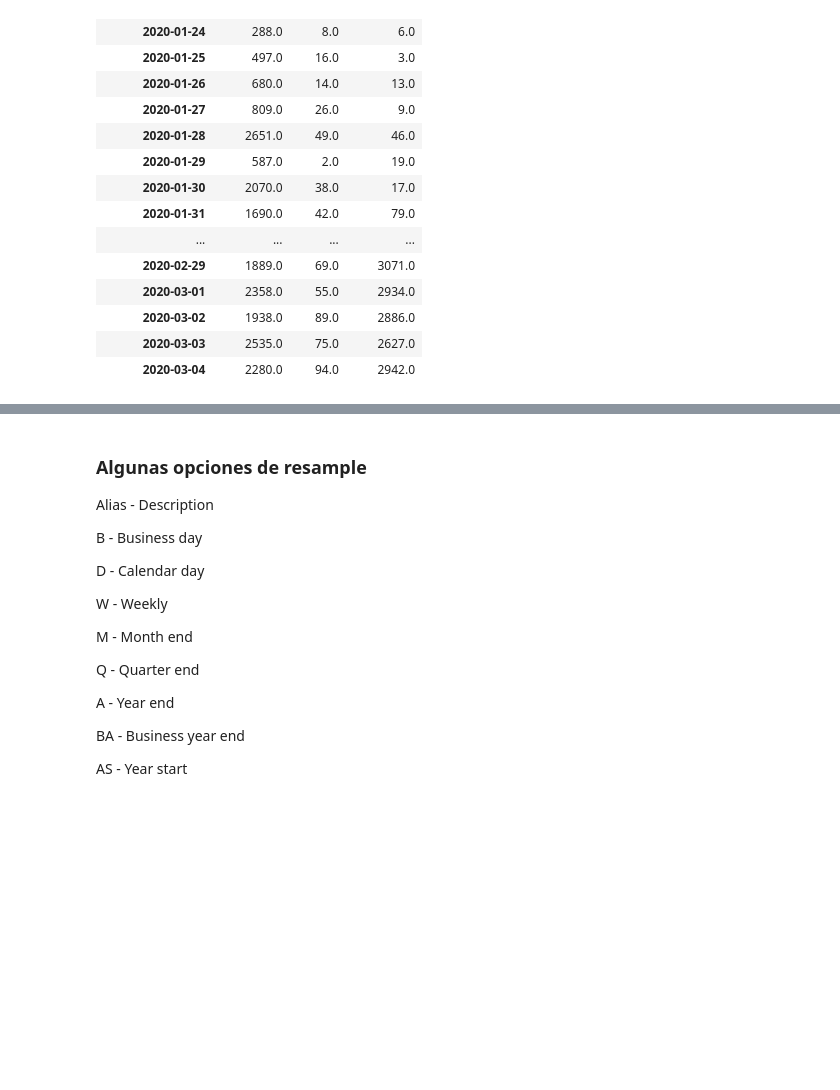
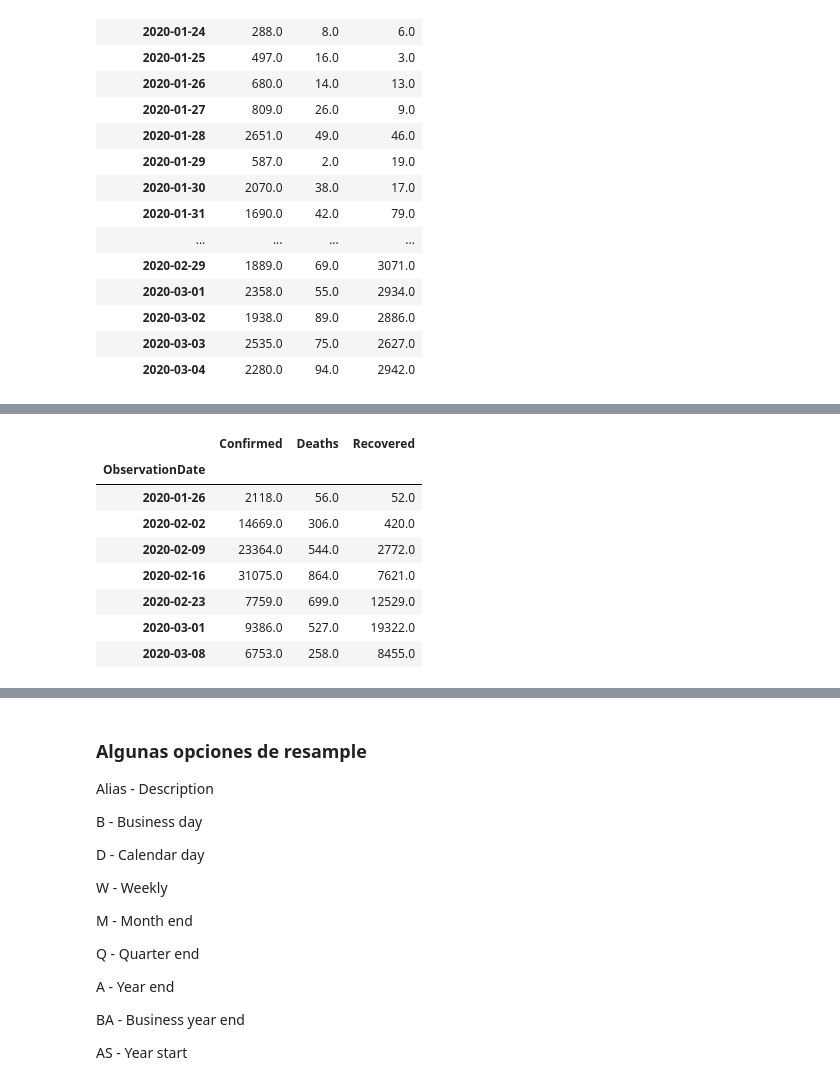
Before and after one commit to joelbarranteswins/Platzi-Courses, a Jupyter notebook: Data Science/15 Manipulación y Análisis de Datos con Pandas y Python/scripts/17_series_de_tiempo.ipynb, the cells around one changed output, grey strips where cells are left out. Saved outputs shown, nothing was run; the diff lists cells and outputs as text; code cells hidden in the pictures; blank space fills up the shorter version.

```diff
--- a/Data Science/15 Manipulación y Análisis de Datos con Pandas y Python/scripts/17_series_de_tiempo.ipynb
+++ b/Data Science/15 Manipulación y Análisis de Datos con Pandas y Python/scripts/17_series_de_tiempo.ipynb
@@ -53,9 +67,11 @@ list(df)
 # %%
-df = df[['ObservationDate',
- 'Country/Region',
- 'Confirmed',
- 'Deaths',
- 'Recovered']]
+df = df[[
+    'ObservationDate',
+    'Country/Region',
+    'Confirmed',
+    'Deaths',
+    'Recovered'
+    ]]
 df
 # %% [output]
 |  | ObservationDate | Country/Region | Confirmed | Deaths | Recovered |
@@ -257,0 +285,13 @@ df_diff.resample('M').mean()
+# %%
+# suma de los numeros de valores en los domingos
+df_diff.resample('W-sun').sum()
+# %% [output]
+|  | Confirmed | Deaths | Recovered |
+| ObservationDate |  |  |  |
+| 2020-01-26 | 2118.0 | 56.0 | 52.0 |
+| 2020-02-02 | 14669.0 | 306.0 | 420.0 |
+| 2020-02-09 | 23364.0 | 544.0 | 2772.0 |
+| 2020-02-16 | 31075.0 | 864.0 | 7621.0 |
+| 2020-02-23 | 7759.0 | 699.0 | 12529.0 |
+| 2020-03-01 | 9386.0 | 527.0 | 19322.0 |
+| 2020-03-08 | 6753.0 | 258.0 | 8455.0 |
```
Also changed, not shown: parts of 50 cells of this notebook, 10 other files.
